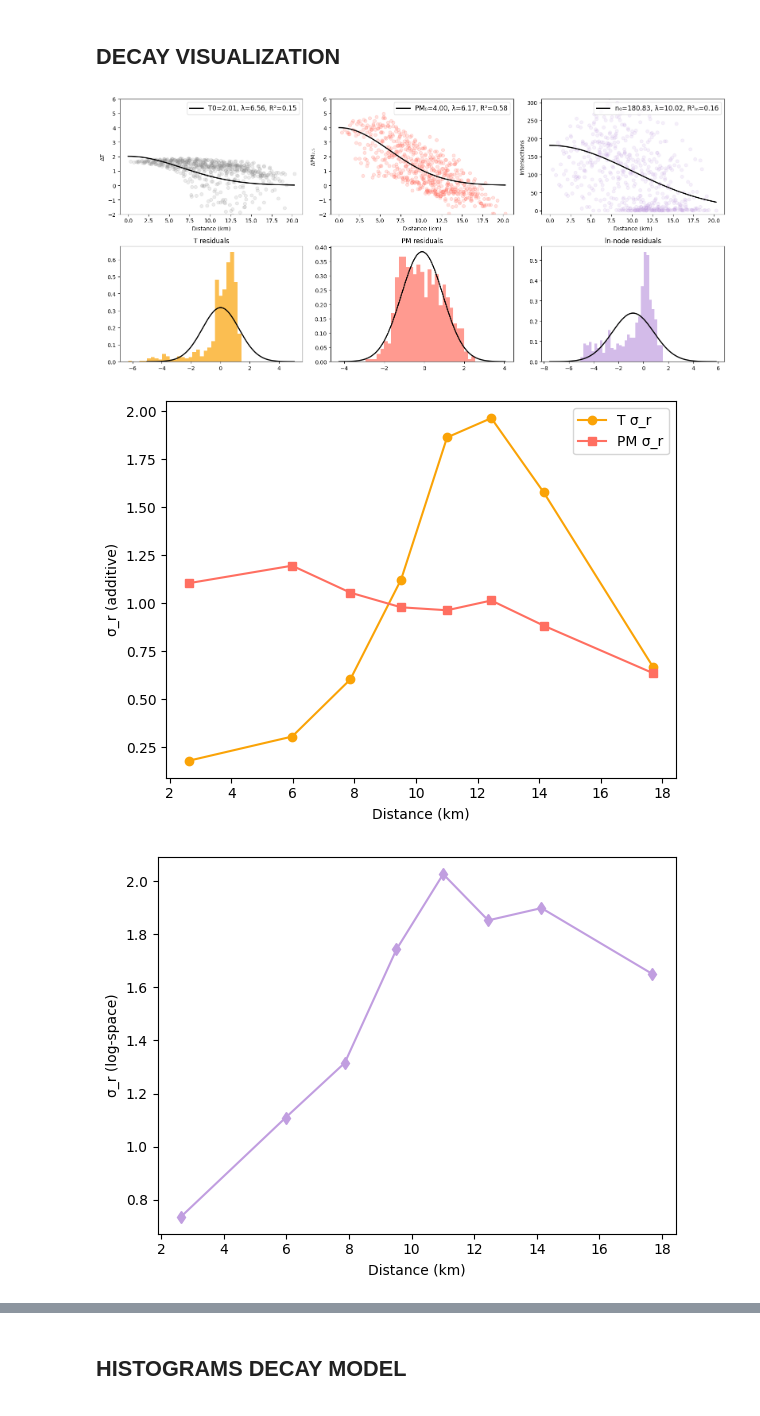
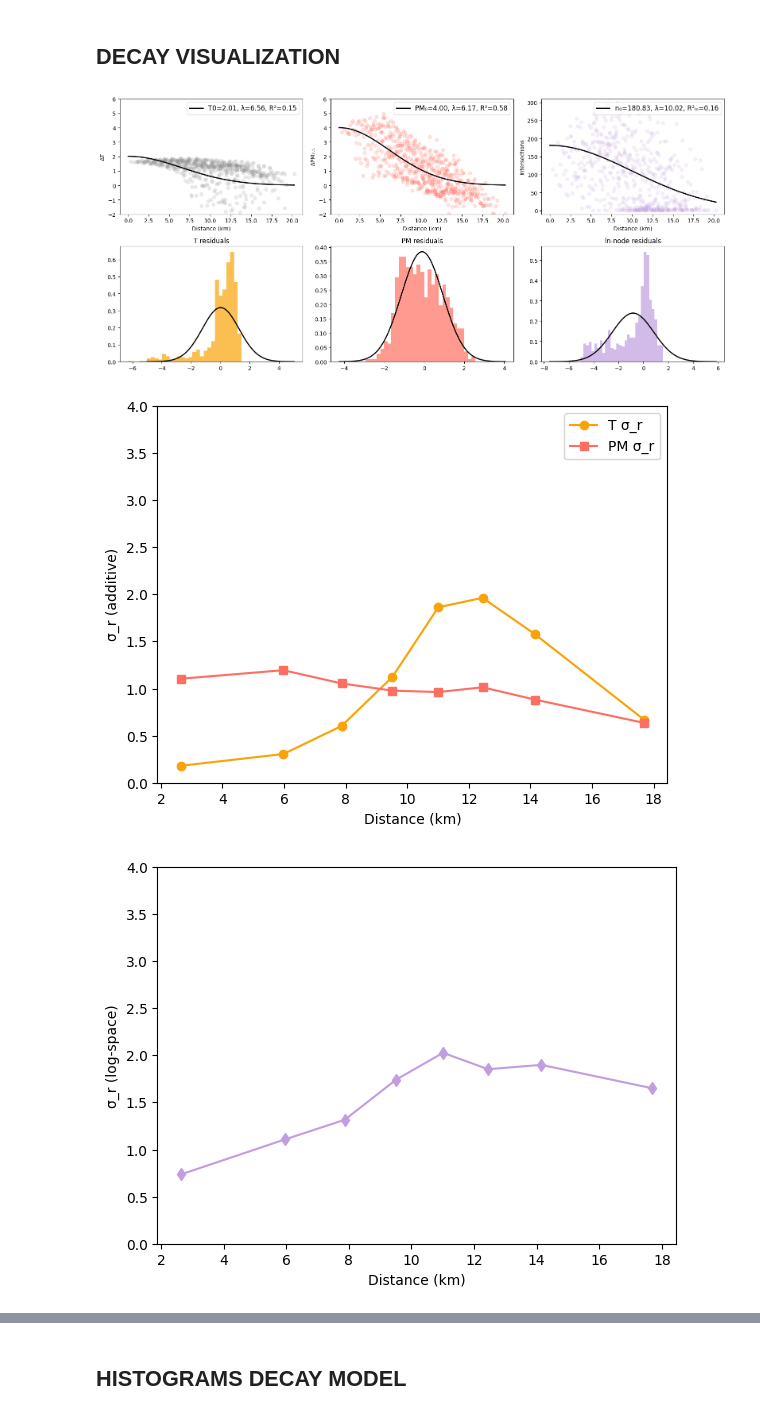
Before and after one commit to marcduransala2000/intra_urban_climate_scaling, a Jupyter notebook: src/decay_model.ipynb, the cells around one changed output, grey strips where cells are left out. Drawn from its saved outputs; the diff is of its cells as text; code cells hidden in the pictures.

```diff
--- a/src/decay_model.ipynb
+++ b/src/decay_model.ipynb
@@ -242,7 +243,7 @@ for _ in range(n_samples):
 Td = np.array(Td)
 
 # ----- Noise Levels and KS Test Averaging -----
-noise_sigmas = np.linspace(0.25, 2.25, 21)
+noise_sigmas = np.linspace(0, 2, 21)
 
 # A)
 mean_p_values = []
@@ -282,7 +283,7 @@ for sigma_noise in noise_sigmas:
     ad_std_statistics.append(np.std(ad_stats))
 
 plt.figure(figsize=(8, 5.5))
-plt.errorbar(noise_sigmas-0.25, mean_p_values, yerr=std_p_values,
+plt.errorbar(noise_sigmas, mean_p_values, yerr=std_p_values,
              fmt='-o', capsize=4, color='grey')
 plt.xticks([0,1,2])
 plt.yticks([0,1])
@@ -367,7 +368,7 @@ N          = 2500               # samples per realisation
 n_trials   = 1000               # Monte‑Carlo repetitions
 # -------------------------------------------------
 
-sigma_ln_grid = np.arange(0.25, 3.5, 0.25)
+sigma_ln_grid = np.arange(0, 3, 0.25)
 
 # Pre‑compute deterministic ln n
 r  = R * np.sqrt(np.random.rand(N))
@@ -401,7 +402,7 @@ for s_ln in sigma_ln_grid:
 # Plot KS mean p‑value ± std vs σ_log
 # -------------------------------------------------
 plt.figure(figsize=(8, 5))
-plt.errorbar(sigma_ln_grid-0.25, ks_mean, yerr=ks_std,
+plt.errorbar(sigma_ln_grid, ks_mean, yerr=ks_std,
              fmt='-o', capsize=4, color='grey')
 plt.xticks([0,1,2,3])
 plt.yticks([0,1])
@@ -784,7 +785,7 @@ os.chdir(r'C:\Users\mduran\Desktop\PhD- Patterns and Dynamics in Urban Networks\
 def gaussian_decay(r, A0, lam):
     return A0 * np.exp(-r**2 / (2 * lam**2))
 
-cities_plot = ['Bogota', 'Madrid', 'Berlin', 'Paris', 'Toronto', 'Islamabad']
+cities_plot = ['Bogota', 'Bucharest', 'Berlin', 'Paris', 'Toronto', 'Islamabad']
 PM = '25'
 
 for city in cities_plot:
@@ -883,35 +884,35 @@ for city in cities_plot:
     centers = 0.5*(edges[:-1]+edges[1:])
 
     σT_belt, σPM_belt, σlnN_belt = [], [], []
     for i in range(nbins):
         m = (r>=edges[i]) & (r<edges[i+1])
         if m.sum()>1:
             σT_belt.append(res_T[m].std())
             σPM_belt.append(res_PM[m].std())
             σlnN_belt.append(res_ln_n[m].std())
         else:
             σT_belt.append(np.nan)
             σPM_belt.append(np.nan)
             σlnN_belt.append(np.nan)
 
     plt.figure(figsize=(6,4.5))
     plt.plot(centers, σT_belt, 'o-', color='#faa307', label='T σ_r')
     plt.plot(centers, σPM_belt,'s-', color='#ff6f61', label='PM σ_r')
     plt.xlabel('Distance (km)'); plt.ylabel(r'σ_r (additive)')
     plt.legend(); plt.tight_layout()
-    plt.savefig(f'{city}_sigma_climate.svg', dpi=300)
+    plt.ylim(0,4)
+    # plt.savefig(f'{city}_sigma_climate.svg', dpi=300)
     plt.show()
 
     # plot node σ_r in log‑space
     plt.figure(figsize=(6,4.5))
     plt.plot(centers, σlnN_belt, 'd-', color='#c19ee0', label='ln‑node σ_r')
     plt.xlabel('Distance (km)'); plt.ylabel(r'σ_r (log‑space)')
     plt.tight_layout()
+    plt.ylim(0,4)
     # plt.savefig(f'{city}_sigma_node.svg', dpi=300)
     plt.show()
-
-    print(f"Done {city}")
 # %% [output]
 [figure]
-[figure, old version]
+[figure, new version]
-[figure, old version]
+[figure, new version]
```
Also changed, not shown: parts of 5 cells of this notebook.
